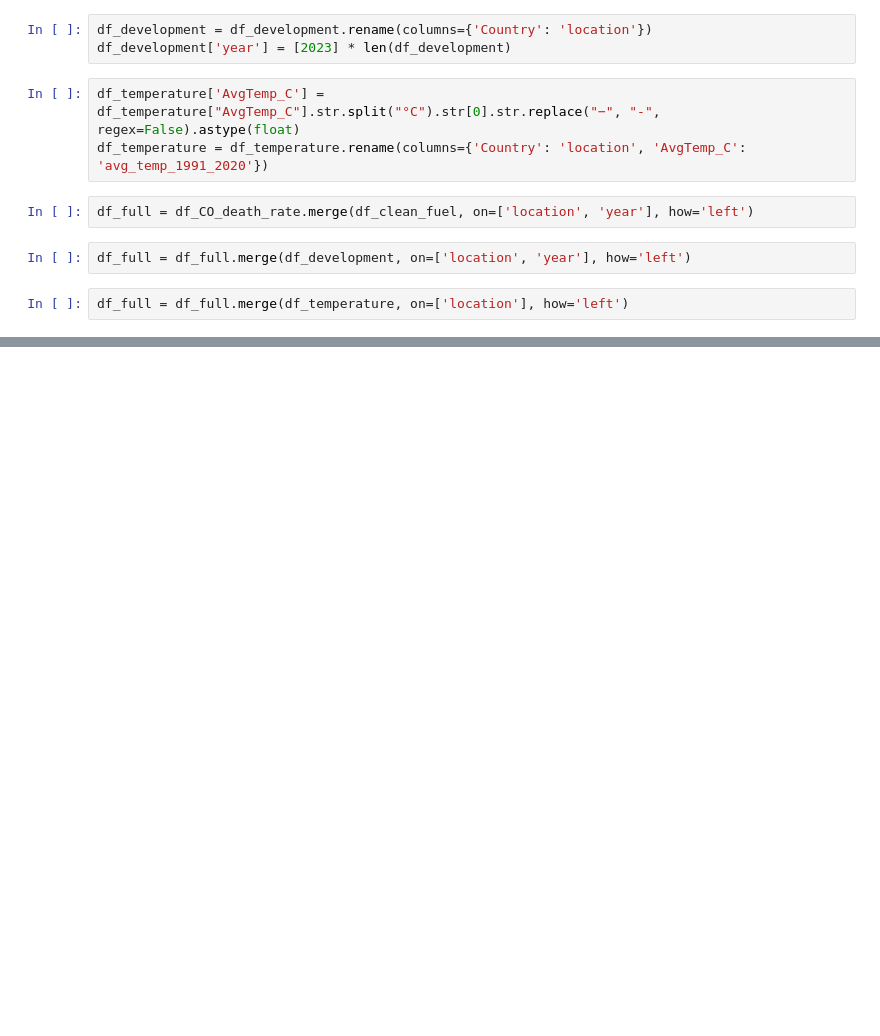
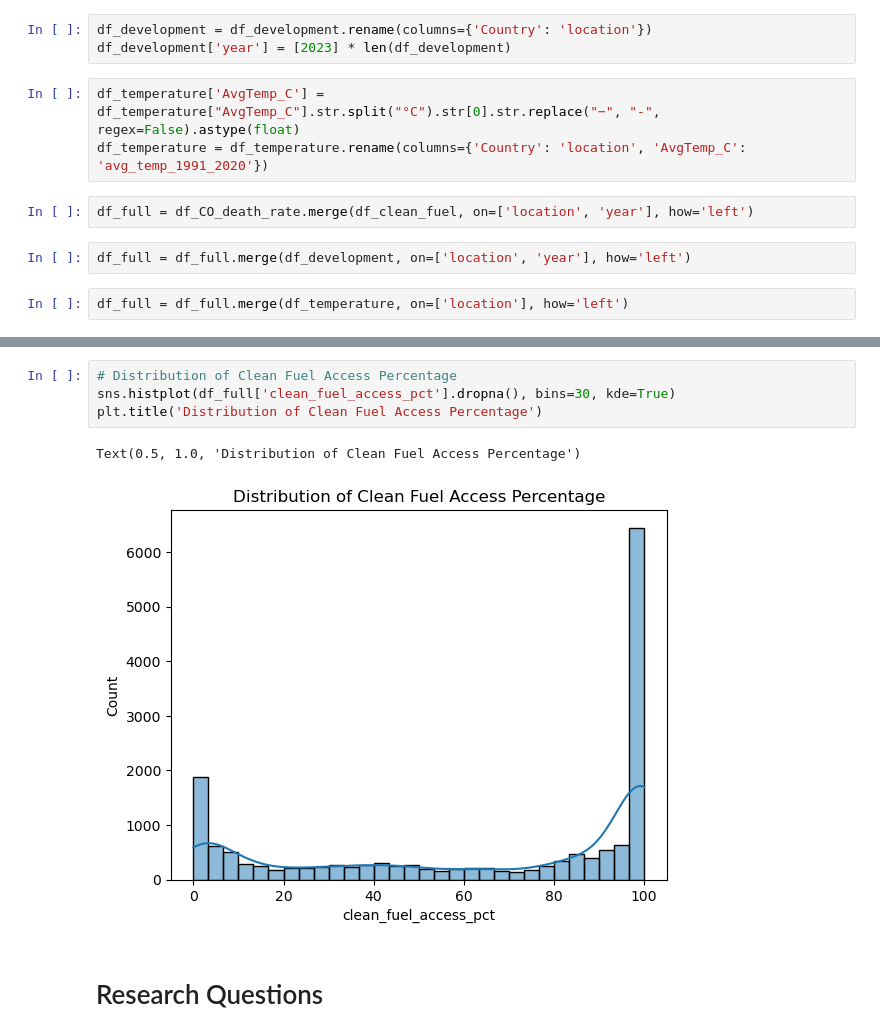
Before and after one commit to dantngn98/DATA5310_Visualization, a Jupyter notebook: final_project.ipynb, the cells around one changed output, grey strips where cells are left out. Saved outputs shown, nothing was run; the diff lists cells and outputs as text; blank space fills up the shorter version.

Commit message:
EDA and research questions

```diff
--- a/final_project.ipynb
+++ b/final_project.ipynb
@@ -44,0 +84,9 @@ df_full
+# %%
+# Distribution of Clean Fuel Access Percentage
+sns.histplot(df_full['clean_fuel_access_pct'].dropna(), bins=30, kde=True)
+plt.title('Distribution of Clean Fuel Access Percentage')
+# %% [output]
+Text(0.5, 1.0, 'Distribution of Clean Fuel Access Percentage')
+[figure, added]
+# %% [markdown]
+# Research Questions
```
Also changed, not shown: parts of 9 cells of this notebook.
